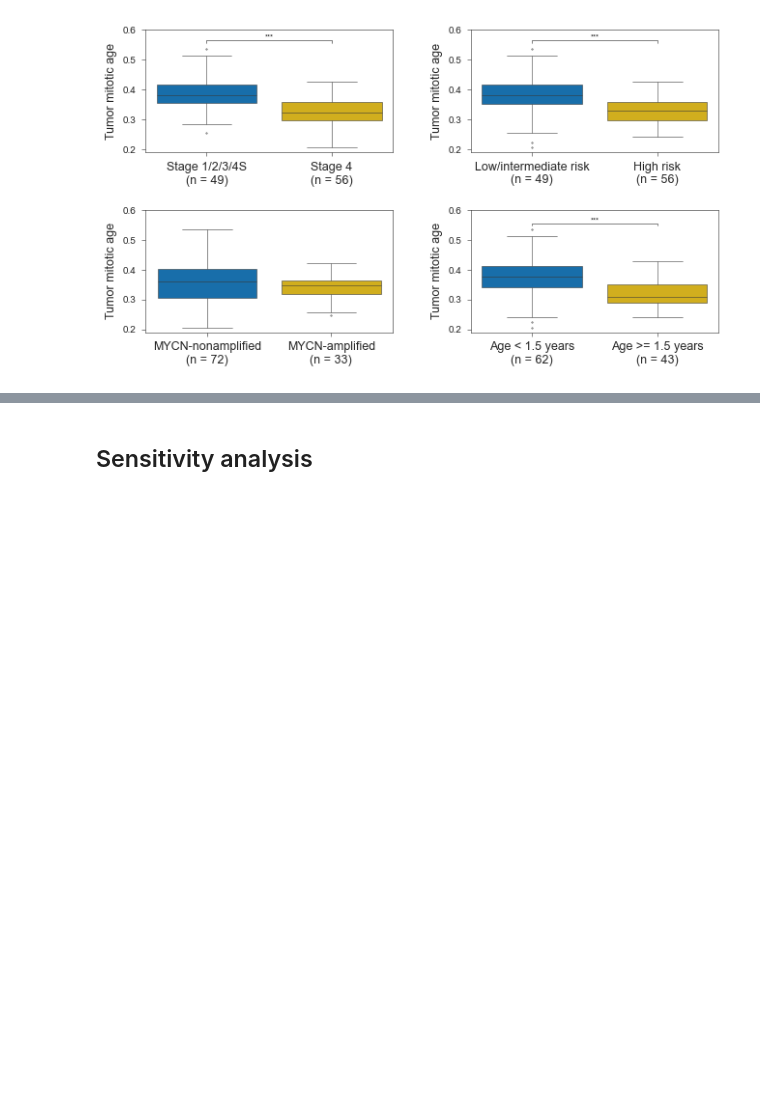
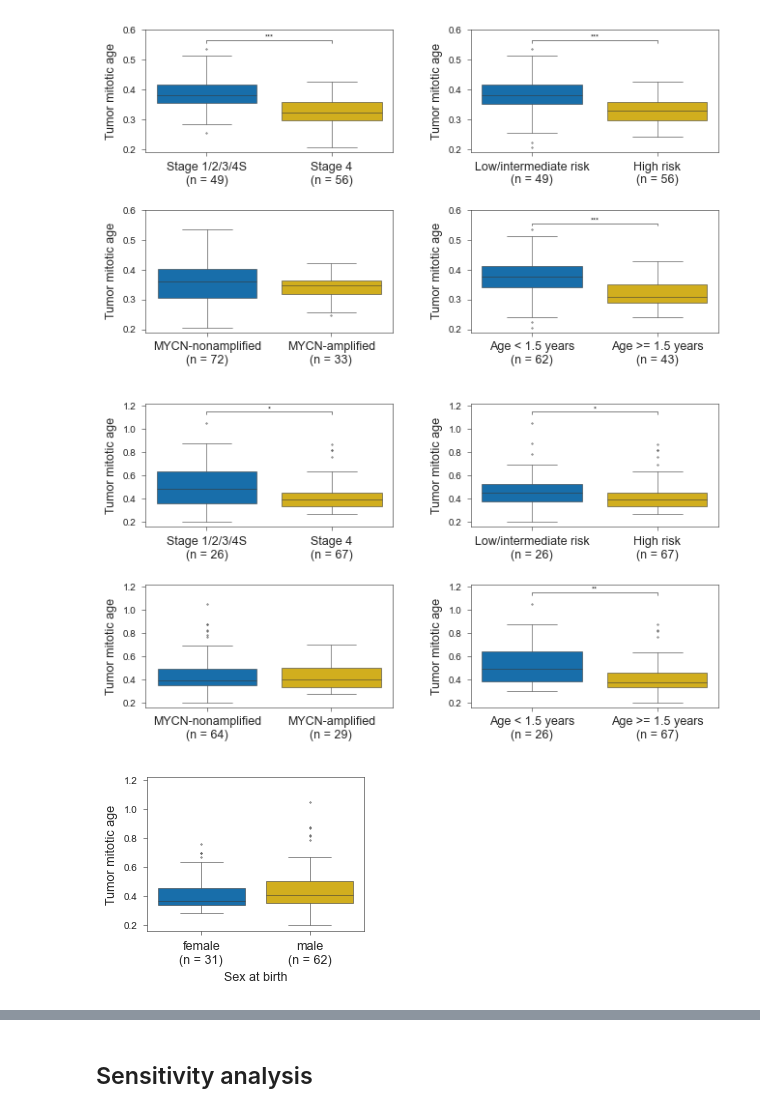
Before and after one commit to danmonyak/EpiClockNBL, a Jupyter notebook: 6. Main Analysis/Make Figures.ipynb, the cells around one changed output, grey strips where cells are left out. Cells and saved outputs as stored; diff of their text form; code cells hidden in the pictures; blank space fills up the shorter version.

```diff
--- a/6. Main Analysis/Make Figures.ipynb
+++ b/6. Main Analysis/Make Figures.ipynb
@@ -465,3 +477,8 @@ make_henrich_plots('phi', covar_path_outdir, 'Henrich_combined_covar_plots.svg')
 [figure]
 [figure]
 [figure]
+# %%
+make_target_plots('phi', covar_path_outdir, 'TARGET_combined_covar_plots_LUMP_0.8.svg', mask=clinical['TARGET']['LUMP'] >= 0.8)
+# %% [output]
+[figure, added]
+[figure, added]
```
Also changed, not shown: parts of 9 cells of this notebook.
